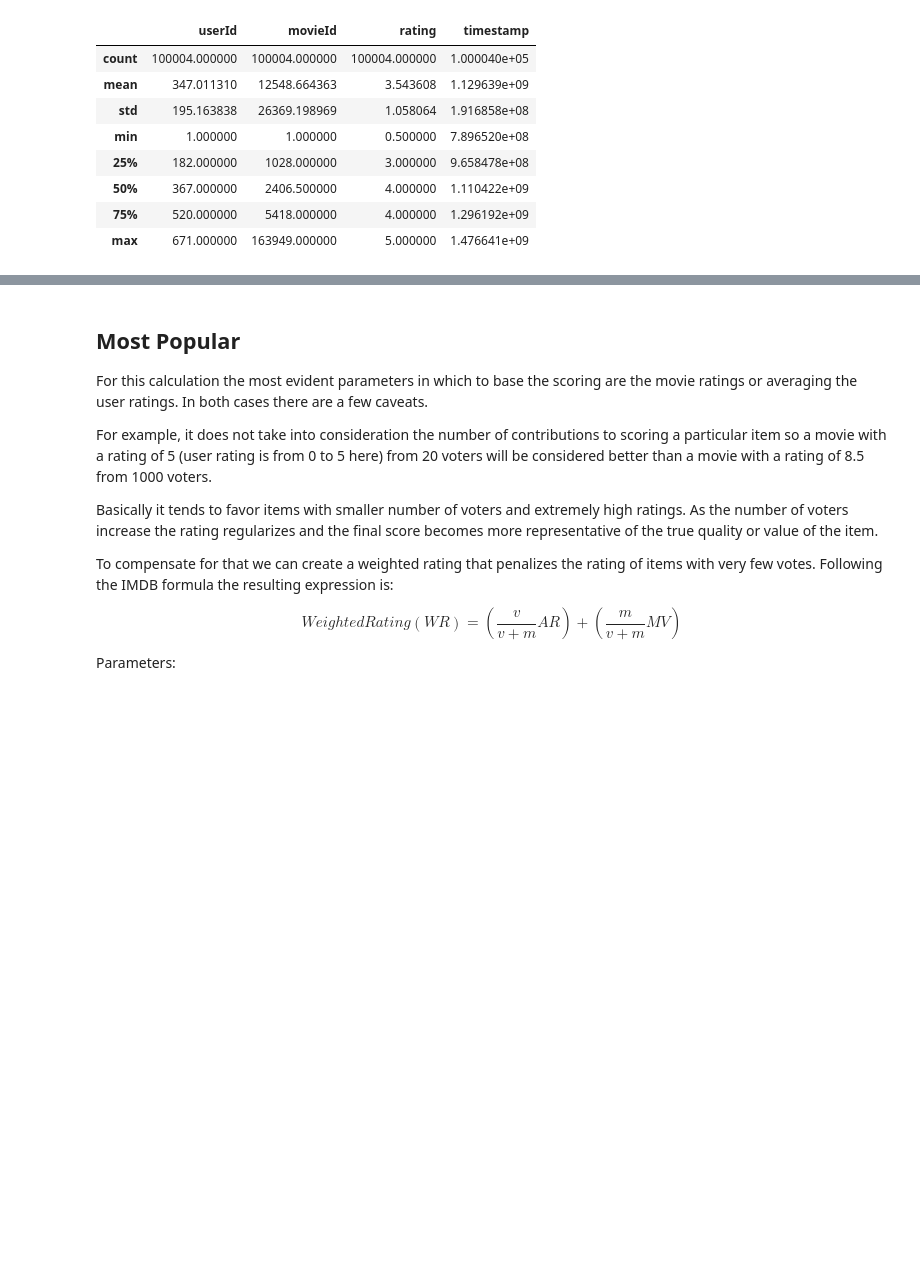
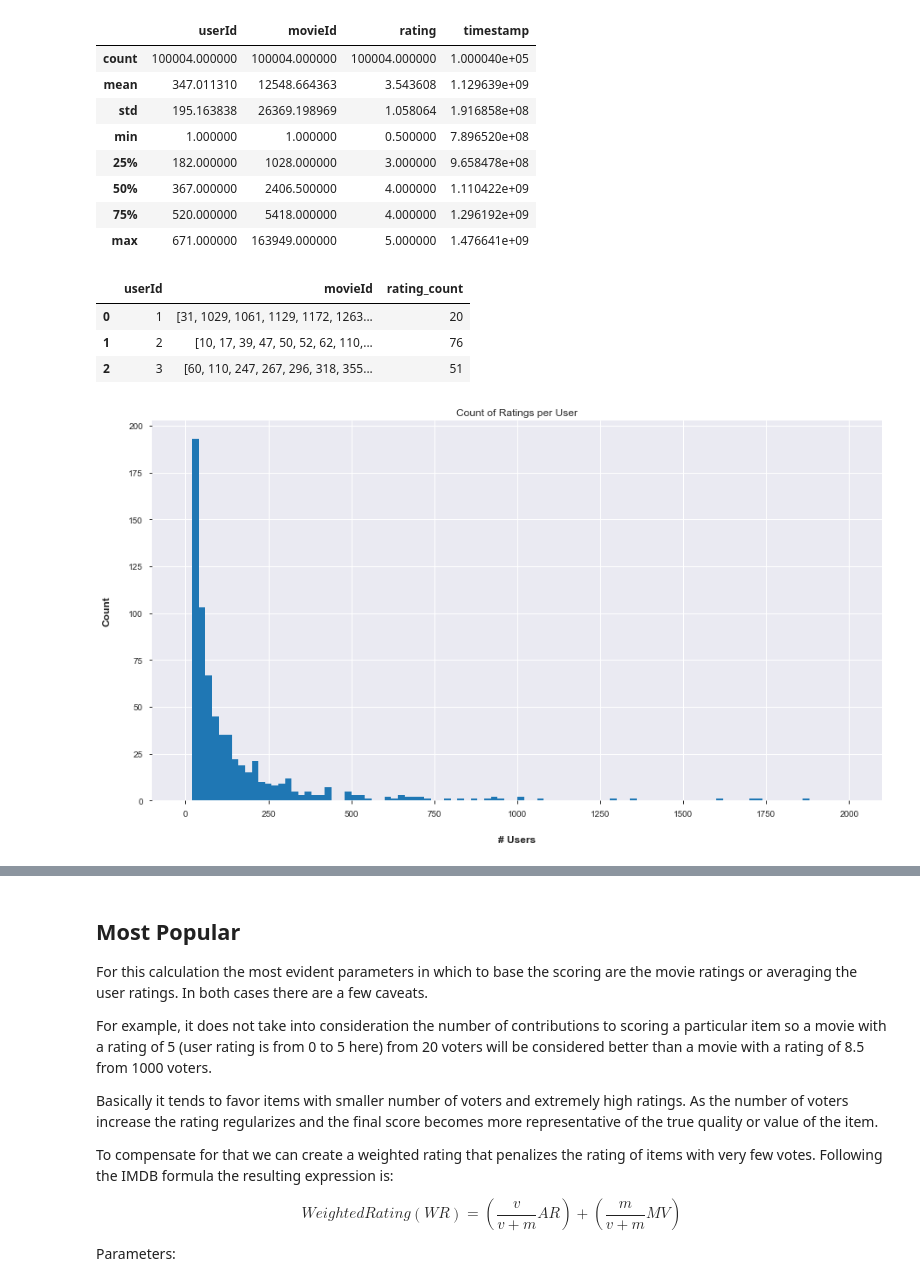
Before and after one commit to jgdelrio/tutorials, a Jupyter notebook: Recommenders/00_Recommenders_Intro.ipynb, the cells around one changed output, grey strips where cells are left out. Saved outputs shown, nothing was run; the diff lists cells and outputs as text; code cells hidden in the pictures; blank space fills up the shorter version.

```diff
--- a/Recommenders/00_Recommenders_Intro.ipynb
+++ b/Recommenders/00_Recommenders_Intro.ipynb
@@ -210,3 +221,20 @@ ratings_sm.describe()
 | 50% | 367.000000 | 2406.500000 | 4.000000 | 1.110422e+09 |
 | 75% | 520.000000 | 5418.000000 | 4.000000 | 1.296192e+09 |
 | max | 671.000000 | 163949.000000 | 5.000000 | 1.476641e+09 |
+# %%
+ratings_per_user = ratings_sm.groupby('userId')['movieId'].apply(list).reset_index()
+ratings_per_user['rating_count'] = ratings_per_user.movieId.apply(len)
+ratings_per_user.head(3)
+# %% [output]
+|  | userId | movieId | rating_count |
+| 0 | 1 | [31, 1029, 1061, 1129, 1172, 1263... | 20 |
+| 1 | 2 | [10, 17, 39, 47, 50, 52, 62, 110,... | 76 |
+| 2 | 3 | [60, 110, 247, 267, 296, 318, 355... | 51 |
+# %%
+plt.figure(figsize=(15, 8))
+ax = ratings_per_user['rating_count'].hist(bins=100, range=[0, 2000])
+ax.set_title("Count of Ratings per User");
+ax.set_xlabel("# Users", labelpad=20, weight='bold', size=12);
+ax.set_ylabel("Count", labelpad=20, weight='bold', size=12);
+# %% [output]
+[figure, added]
```
Also changed, not shown: parts of 25 cells of this notebook, 9 other files.
